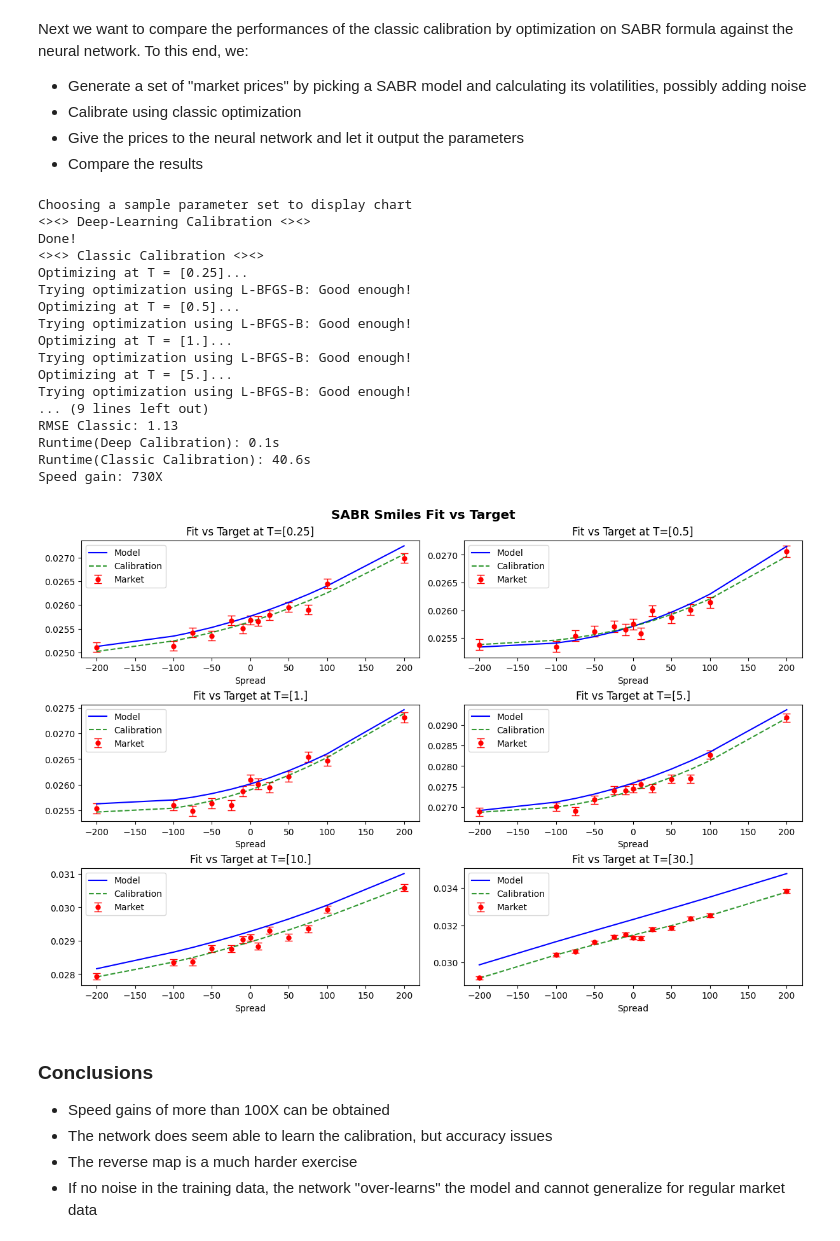
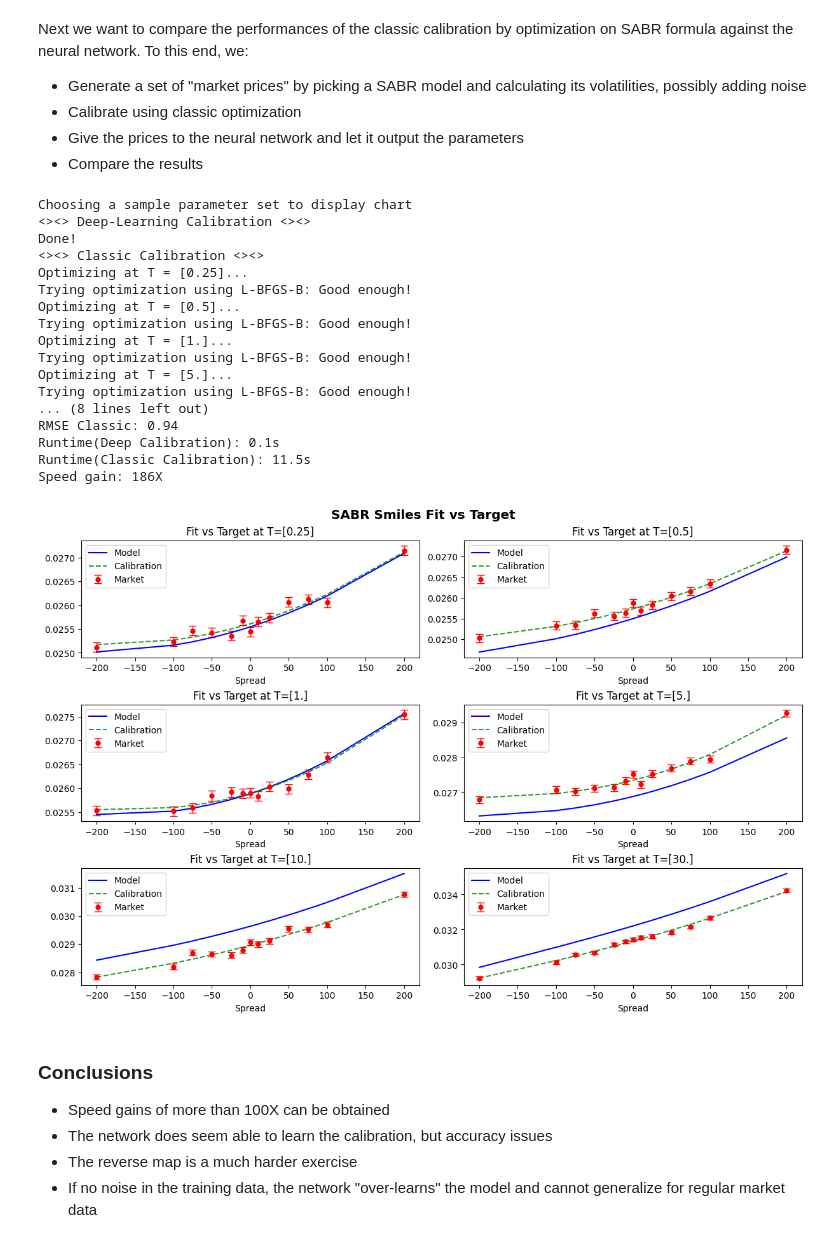
Before and after one commit to sebgur/SDev.Python, a Jupyter notebook: notebooks/Deep Learning StoVol-MB.ipynb, the cells around one changed output. Cells and saved outputs as stored; diff of their text form; code cells hidden in the pictures.

```diff
--- a/notebooks/Deep Learning StoVol-MB.ipynb
+++ b/notebooks/Deep Learning StoVol-MB.ipynb
@@ -735,7 +735,7 @@ Output to file: C:\\temp\\demo\\calibration\\data\\SABR\SABR_data_20241110-17_15
 As before, we collect the data points, shuffle, and split between training and test sets.
 # %%
 NUM_DATASET = 10 * 1000 # Total number of points selected to build dataset
-TRAIN_PERCENT = 0.05 # Proportion of dataset used for training vs testing
+TRAIN_PERCENT = 0.90 # Proportion of dataset used for training vs testing
 
 # Retrieve data from dataset folder and output to temp file
 print(f"Requested samples: {NUM_DATASET:,}")
@@ -947,8 +947,8 @@ TRAINING_SPREADS = np.tile(TRAINING_SPREADS, (NUM_EXPIRIES, 1))
 mkt_strikes = TRAINING_SPREADS / 10000.0 + FWD
 
 # Calculate market prices and vols
-noise = 0.008
-noise_prob = 0.99
+noise = 0.008# 0.008
+noise_prob = 0.6 #0.99
 mkt_vols = cf_generator.price_straddles_ref(EXPIRIES, mkt_strikes, FWD, PARAMS, True,
                                             rel_noise=noise, noise_prob=noise_prob)
 mkt_prices = bachelier.price_straddles(EXPIRIES, mkt_strikes, FWD, mkt_vols)
@@ -1049,38 +1049,38 @@ axs[1, 1].legend(loc='upper left')
 
 axs[2, 0].errorbar(plot_spreads, mkt_vols[4], yerr, markersize=ms, fmt='o', linewidth=lw, capsize=cs, color='red', label='Market')
 axs[2, 0].plot(plot_spreads, mod_vols[4], color='blue', label='Model')
 axs[2, 0].plot(plot_spreads, cal_vols[4], 'g--', alpha=0.8, label='Calibration')
 axs[2, 0].set_xlabel('Spread')
 axs[2, 0].set_title(f"Fit vs Target at T={EXPIRIES[4]}")
 axs[2, 0].legend(loc='upper left')
 
 axs[2, 1].errorbar(plot_spreads, mkt_vols[5], yerr, markersize=ms, fmt='o', linewidth=lw, capsize=cs, color='red', label='Market')
 axs[2, 1].plot(plot_spreads, mod_vols[5], color='blue', label='Model')
 axs[2, 1].plot(plot_spreads, cal_vols[5], 'g--', alpha=0.8, label='Calibration')
 axs[2, 1].set_xlabel('Spread')
 axs[2, 1].set_title(f"Fit vs Target at T={EXPIRIES[5]}")
 axs[2, 1].legend(loc='upper left')
 
 plt.show()
 # %% [output]
 Choosing a sample parameter set to display chart
 <><> Deep-Learning Calibration <><>
 Done!
 <><> Classic Calibration <><>
 Optimizing at T = [0.25]...
 Trying optimization using L-BFGS-B: Good enough!
 Optimizing at T = [0.5]...
 Trying optimization using L-BFGS-B: Good enough!
 Optimizing at T = [1.]...
 Trying optimization using L-BFGS-B: Good enough!
 Optimizing at T = [5.]...
 Trying optimization using L-BFGS-B: Good enough!
-... (9 lines left out)
-RMSE Classic: 1.13
+... (8 lines left out)
+RMSE Classic: 0.94
 Runtime(Deep Calibration): 0.1s
-Runtime(Classic Calibration): 40.6s
-Speed gain: 730X
+Runtime(Classic Calibration): 11.5s
+Speed gain: 186X
-[figure, old version]
+[figure, new version]
 # %% [markdown]
 ### Conclusions
 * Speed gains of more than 100X can be obtained
```
Also changed, not shown: parts of 12 cells of this notebook, 2 other files.
